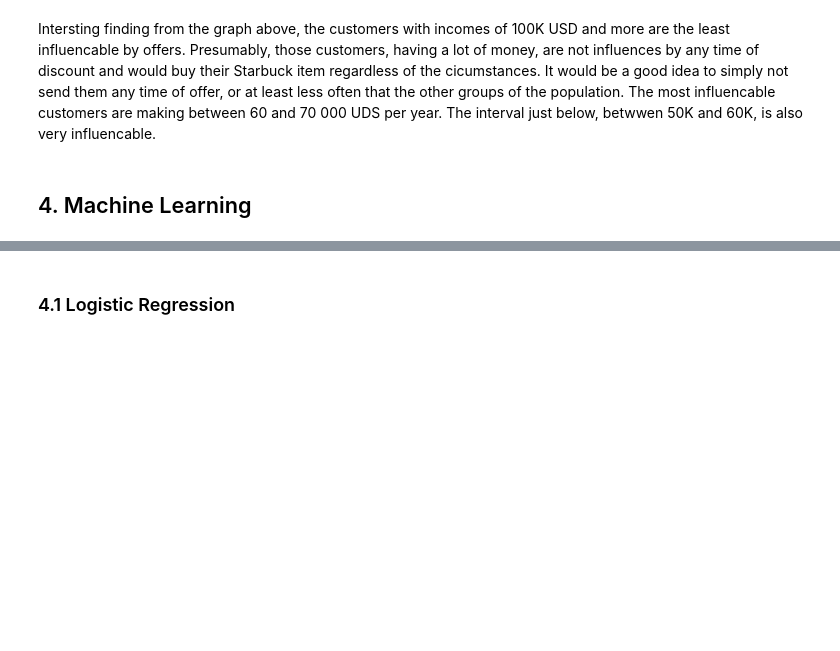
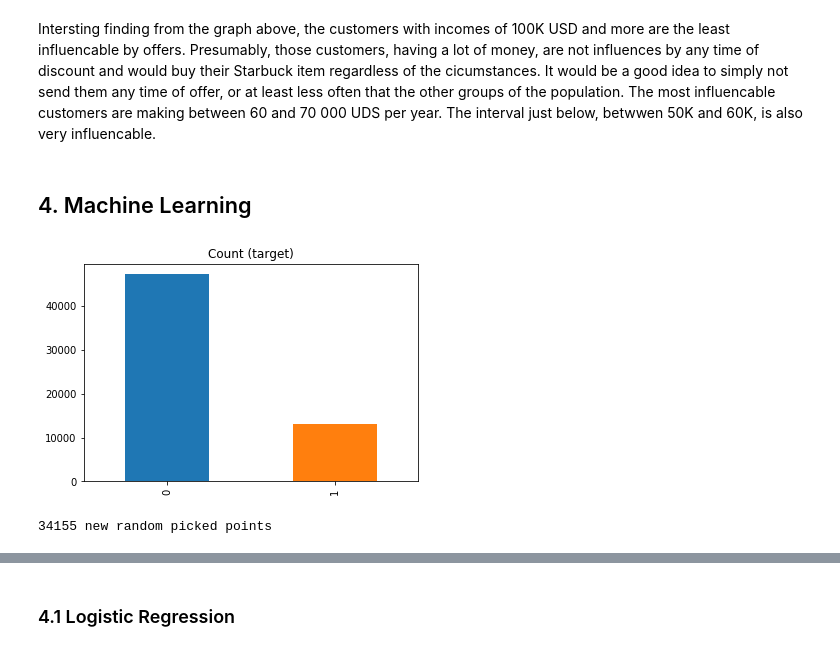
Before and after one commit to benjamin-dupuis/DataScienceNanodegree, a Jupyter notebook: Capstone Project/Starbucks_Capstone_notebook.ipynb, the cells around one changed output, grey strips where cells are left out. Cells and saved outputs as stored; diff of their text form; code cells hidden in the pictures; blank space fills up the shorter version.

```diff
--- a/Capstone Project/Starbucks_Capstone_notebook.ipynb
+++ b/Capstone Project/Starbucks_Capstone_notebook.ipynb
@@ -616,5 +620,16 @@ Intersting finding from the graph above, the customers with incomes of 100K USD
 random_state = 42
 np.random.seed(42)
 # %%
-X = final_df.drop('successful_offer', axis=1)
-y = final_df['successful_offer']
+X = final_df.drop(['successful_offer'], axis=1)
+y = final_df['successful_offer'].astype(int)
+# %%
+y.value_counts().plot(kind='bar', title='Count (target)');
+# %% [output]
+[figure, added]
+# %%
+ros = RandomOverSampler()
+X_ros, y_ros = ros.fit_sample(X, y)
+
+print(X_ros.shape[0] - X.shape[0], 'new random picked points')
+# %% [output]
+34155 new random picked points
```
Also changed, not shown: parts of 22 cells of this notebook, 3 other files.
